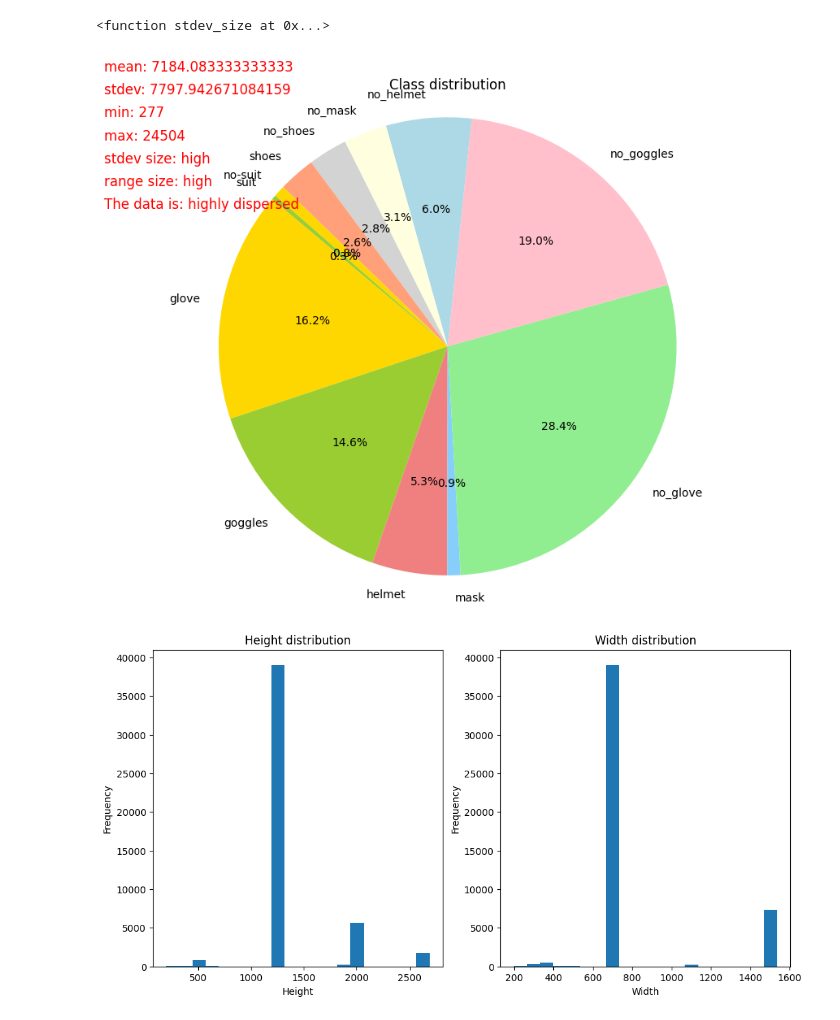
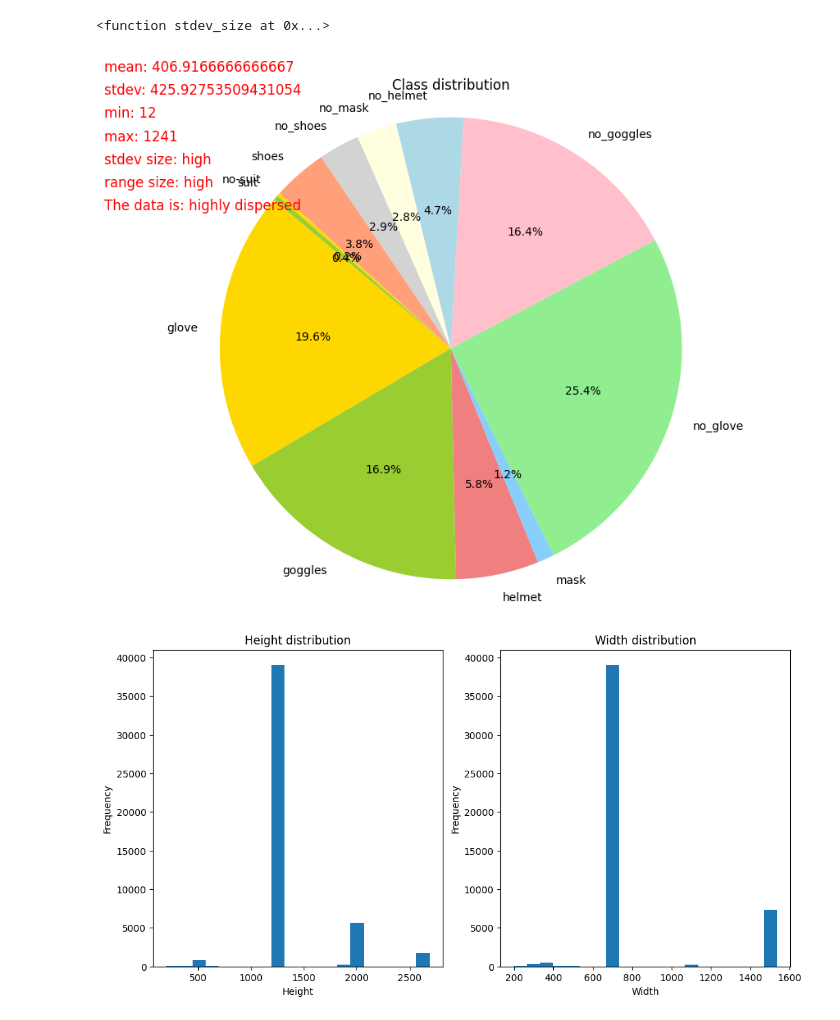
Before and after one commit to KajetanMieloch/Data-Scientist-praktyka-studencka, a Jupyter notebook: Zadania Rekrutacujne/Data Science Intern/odpowiedz.ipynb, the cells around one changed output. Drawn from its saved outputs; the diff is of its cells as text; code cells hidden in the pictures.

```diff
--- a/Zadania Rekrutacujne/Data Science Intern/odpowiedz.ipynb
+++ b/Zadania Rekrutacujne/Data Science Intern/odpowiedz.ipynb
@@ -101,46 +101,46 @@ def generate_pie_chart(classes_names_count: dict):
         "mean": mean,
         "stdev": stdev,
         "min": min_value,
         "max": max_value,
         "stdev size": stdev_size_str,
         "range size": range_size_str,
         "The data is": overall_size_str
     }
 
     colors = ['gold', 'yellowgreen', 'lightcoral', 'lightskyblue', 'lightgreen', 'pink', 'lightblue', 'lightyellow', 'lightgray', 'lightsalmon']
 
     plt.pie(sizes, labels=labels, colors=colors, autopct='%1.1f%%', startangle=140)
     plt.axis('equal')
     plt.title("Class distribution")
 
     for i, (key, value) in enumerate(stats.items()):
         color = 'green' if overall_size_value == '0' else 'yellow' if overall_size_value == '1' else 'orange' if overall_size_value == '2' else 'red'
         plt.text(-1.5, 1.2 - i * 0.1, f"{key}: {value}", fontsize=12, color=color)
 
 
     plt.show()
 
 def merge_dicts(*dict_args):
-    result = Counter()
+    result = {}
     for dictionary in dict_args:
-        result += Counter(dictionary)
-    return dict(result)
+        result.update(dictionary)
+    return result
 
-classes_names_count_1_train = get_classes_names_count("PPEs-1/data.yaml", "PPEs-1/train/labels")
-classes_names_count_1_valid = get_classes_names_count("PPEs-1/data.yaml", "PPEs-1/valid/labels")
-classes_names_count_2_train = get_classes_names_count("PPEs-2/data.yaml", "PPEs-2/train/labels")
-classes_names_count_2_valid = get_classes_names_count("PPEs-2/data.yaml", "PPEs-2/valid/labels")
-classes_names_count_3_train = get_classes_names_count("PPEs-3/data.yaml", "PPEs-3/train/labels")
-classes_names_count_3_valid = get_classes_names_count("PPEs-3/data.yaml", "PPEs-3/valid/labels")
-classes_names_count_4_train = get_classes_names_count("PPEs-4/data.yaml", "PPEs-4/train/labels")
-classes_names_count_4_valid = get_classes_names_count("PPEs-4/data.yaml", "PPEs-4/valid/labels")
+# Define the paths to the YAML files and label folders
+yaml_file_paths = ["PPEs-1/data.yaml", "PPEs-2/data.yaml", "PPEs-3/data.yaml", "PPEs-4/data.yaml"]
+label_folder_paths = ["PPEs-1/train/labels", "PPEs-1/valid/labels", "PPEs-2/train/labels", "PPEs-2/valid/labels", "PPEs-3/train/labels", "PPEs-3/valid/labels", "PPEs-4/train/labels", "PPEs-4/valid/labels"]
 
-classes_names_count_all = merge_dicts(classes_names_count_1_train, classes_names_count_1_valid, classes_names_count_2_train, classes_names_count_2_valid, classes_names_count_3_train, classes_names_count_3_valid, classes_names_count_4_train, classes_names_count_4_valid)
+# Get the classes names count for each dataset
+classes_names_counts = [get_classes_names_count(yaml_file_path, folder_path) for yaml_file_path, folder_path in zip(yaml_file_paths, label_folder_paths)]
 
+# Merge the dictionaries
+classes_names_count_all = merge_dicts(*classes_names_counts)
+
+# Generate the pie chart
 generate_pie_chart(classes_names_count_all)
 # %% [output]
 <function stdev_size at 0x...>
-[figure, old version]
+[figure, new version]
 # %%
 # Analize the size of images
 import os
```
Also changed, not shown: parts of 3 cells of this notebook.
